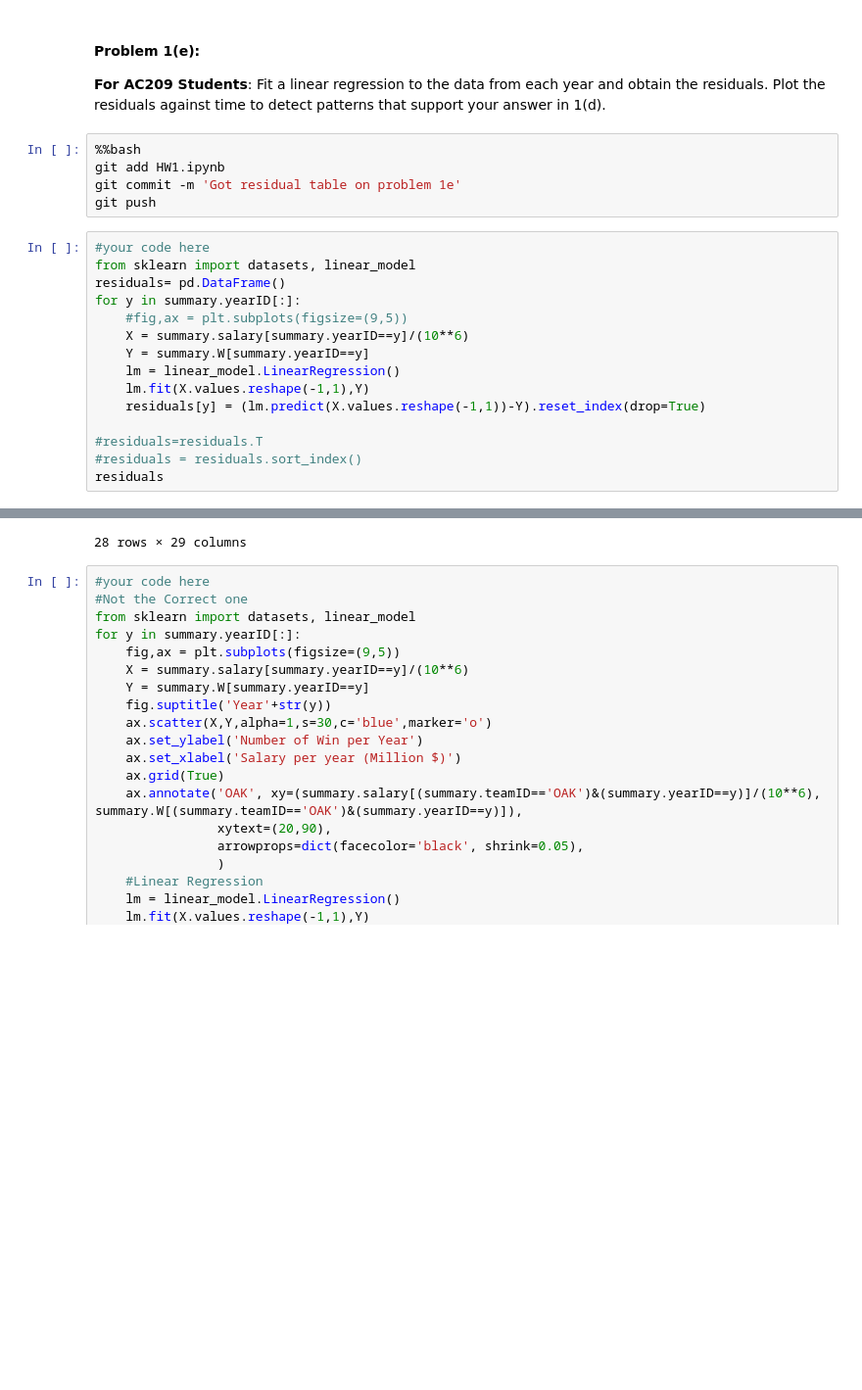
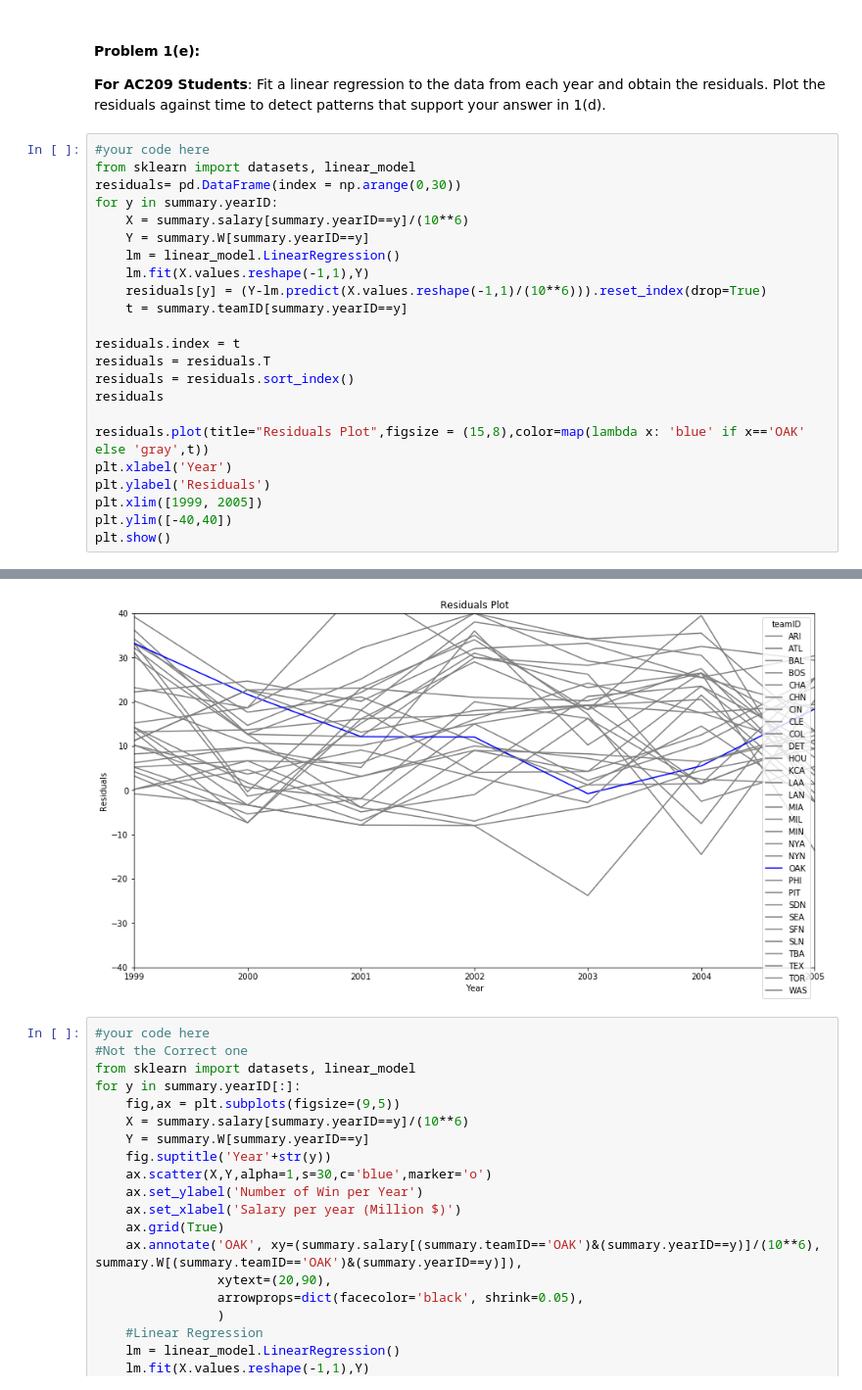
Before and after one commit to Theerit/2014, a Jupyter notebook: homework/HW1.ipynb, the cells around one changed output, grey strips where cells are left out. Shown at 98% size. Cells and saved outputs as stored; diff of their text form; blank space fills up the shorter version.

Commit message:
kinda finish problem1

```diff
--- a/homework/HW1.ipynb
+++ b/homework/HW1.ipynb
@@ -175,24 +175,27 @@ plt.legend(loc='upper left');
 #### Problem 1(e):
 
 **For AC209 Students**: Fit a linear regression to the data from each year and obtain the residuals. Plot the residuals against time to detect patterns that support your answer in 1(d).
-# %%
-%%bash
-git add HW1.ipynb
-git commit -m 'Got residual table on problem 1e'
-git push
 # %%
 #your code here
 from sklearn import datasets, linear_model
-residuals= pd.DataFrame()
-for y in summary.yearID[:]:
-    #fig,ax = plt.subplots(figsize=(9,5))
+residuals= pd.DataFrame(index = np.arange(0,30))
+for y in summary.yearID:
     X = summary.salary[summary.yearID==y]/(10**6)
     Y = summary.W[summary.yearID==y]
     lm = linear_model.LinearRegression()
     lm.fit(X.values.reshape(-1,1),Y)
-    residuals[y] = (lm.predict(X.values.reshape(-1,1))-Y).reset_index(drop=True)
+    residuals[y] = (Y-lm.predict(X.values.reshape(-1,1)/(10**6))).reset_index(drop=True)
+    t = summary.teamID[summary.yearID==y]
 
-#residuals=residuals.T
-#residuals = residuals.sort_index()
+residuals.index = t
+residuals = residuals.T
+residuals = residuals.sort_index()
 residuals
+
+residuals.plot(title="Residuals Plot",figsize = (15,8),color=map(lambda x: 'blue' if x=='OAK' else 'gray',t))
+plt.xlabel('Year')
+plt.ylabel('Residuals')
+plt.xlim([1999, 2005])
+plt.ylim([-40,40])
+plt.show()
 # %% [output]
@@ -216,4 +202,4 @@ residuals
-28 rows × 29 columns
+[figure, added]
 # %%
 #your code here
 #Not the Correct one
```
Also changed, not shown: parts of 2 cells of this notebook.
